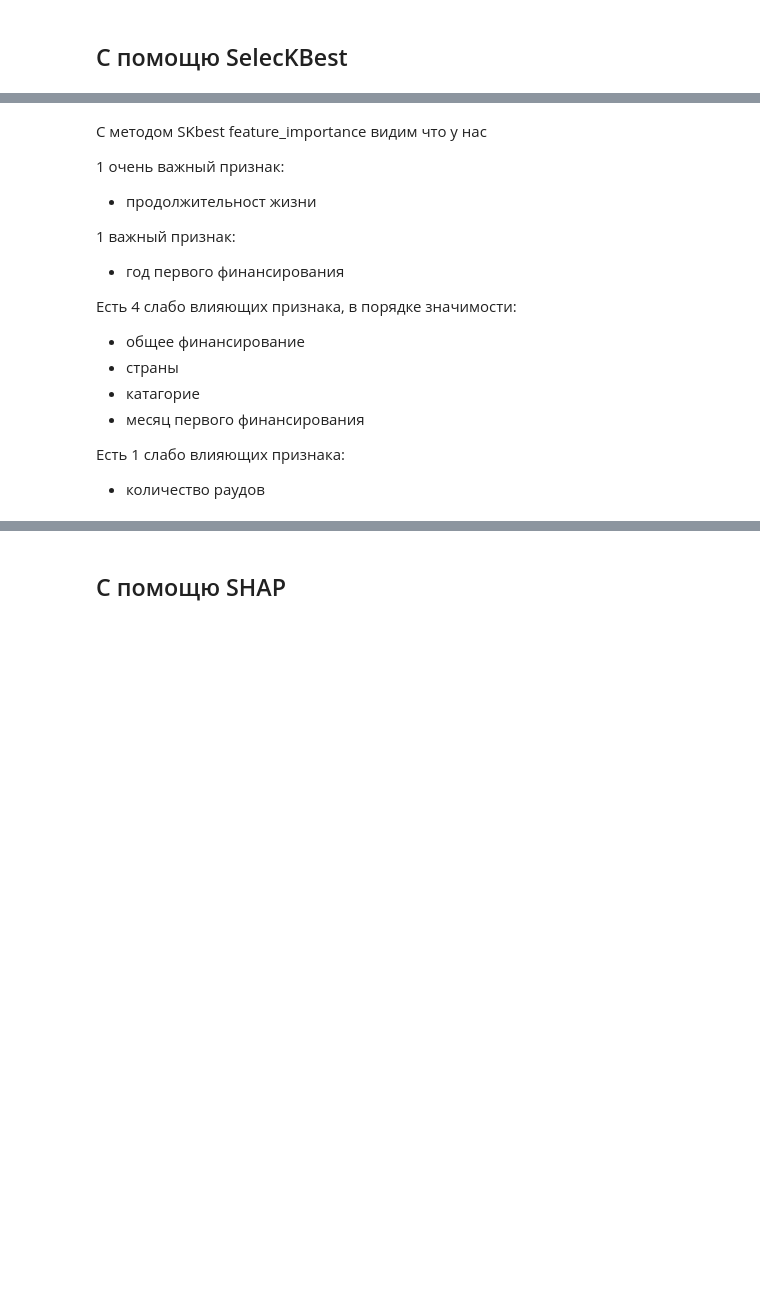
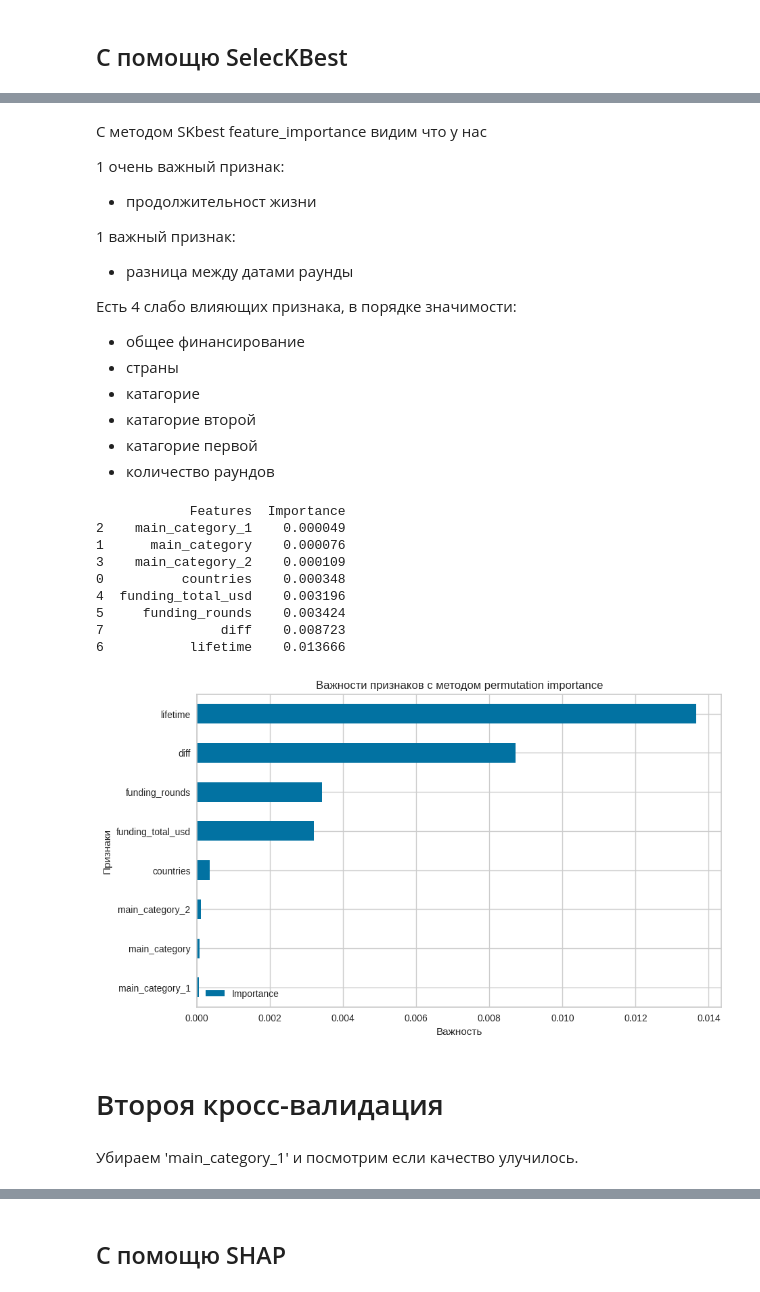
Before and after one commit to Regis739/startups_project_rep, a Jupyter notebook: startups_project.ipynb, the cells around one changed output, grey strips where cells are left out. Drawn from its saved outputs; the diff is of its cells as text; code cells hidden in the pictures; blank space fills up the shorter version.

```diff
--- a/startups_project.ipynb
+++ b/startups_project.ipynb
@@ -1165,13 +1402,14 @@ y_train_m = X_train_corr['status']
 RANDOM_STATE=42
 
 # создаём списки с названиями признаков
-boost_columns_1 = ['countries', 'subcategories','first_funding_year', 'first_funding_month']
+cat_columns = ['countries', 'main_category', 'main_category_1', 'main_category_2']
 
-num_columns = ['lifetime','funding_total_usd', 'funding_rounds', 'pre_seed_last_round']
+num_columns = ['funding_total_usd', 'funding_rounds', 'lifetime', 'diff']
 
-#cnt_encoder = ce.count.CountEncoder()
+#cnt_encoder = ce.count.CountEncodear()
 cbe_encoder = ce.cat_boost.CatBoostEncoder()
 loo_encoder = ce.leave_one_out.LeaveOneOutEncoder()
+woe_encoder = ce.woe.WOEEncoder()
 
 # Кодируем нашу целевую переменную
 le = LabelEncoder()
@@ -1179,9 +1417,9 @@ y_train_le = le.fit_transform(y_train_m)
 y_test_le = le.transform(y_test['status'])
 
 # создаём пайплайн для категорильного значения
-boost_pipe_1 = Pipeline([
+cat_pipe = Pipeline([
     ('imp_1', SimpleImputer(missing_values=np.nan, strategy='most_frequent')),
-    ('cboost', cbe_encoder)
+    ('enc', cbe_encoder)
 ])
 
 num_pipe = Pipeline([
@@ -1192,9 +1430,11 @@ num_pipe = Pipeline([
 
 # создаём общий пайплайн для подготовки данных
 data_preprocessor = ColumnTransformer(
-    [('boost_1', boost_pipe_1, boost_columns_1),
+    [('cat', cat_pipe, cat_columns),
      ('num', num_pipe, num_columns)
     ],
     remainder='passthrough'
 )
+
+smote_tomek = SMOTETomek(sampling_strategy='auto')
 # %%
@@ -1277,13 +1561,13 @@ model
 # Let's prepare our training dataset with the data_preprocessort pipe
 X_train_pipe = data_preprocessor.fit_transform(X_train_m, y_train_le)
 #X_train_pipe_column_names = data_preprocessor.get_feature_names_out()
-X_train_pipe_column_names = boost_columns_1 + num_columns
+X_train_pipe_column_names = cat_columns + num_columns
 X_train_pipe = pd.DataFrame(X_train_pipe, columns = X_train_pipe_column_names)
 # %%
 # Let's prepare our test dataset with the data_preprocessort pipe
 X_test_pipe = data_preprocessor.transform(X_test_m)
 #X_test_pipe_column_names = data_preprocessor.get_feature_names_out()
-X_test_pipe_column_names = boost_columns_1 + num_columns
+X_test_pipe_column_names = cat_columns + num_columns
 X_test_pipe = pd.DataFrame(X_test_pipe, columns = X_test_pipe_column_names)
 # %%
 selector = SelectKBest(f_classif, k=8)
@@ -1297,10 +1581,11 @@ X_train_new = X_train_pipe[list(features_names)]
 X_test_new = X_test_pipe[list(features_names)]
 #print(features_names)
 
-model_ = BalancedRandomForestClassifier(bootstrap=False, class_weight='balanced',
-                               max_depth=11, max_features=3,
-                               min_samples_leaf=12, min_samples_split=3,
-                               n_estimators=41, random_state=42,
-                               replacement=True, sampling_strategy='all')
+model_ = BalancedRandomForestClassifier(bootstrap=True,
+                               class_weight='balanced_subsample', max_depth=10,
+                               max_features=9, min_samples_leaf=2,
+                               min_samples_split=8, n_estimators=92,
+                               random_state=42, replacement=True,
+                               sampling_strategy='all')
 
 model_.fit(X_train_new, y_train_le)
@@ -1323,14 +1633,42 @@ plt.ylabel('Признаки');
 - продолжительност жизни
 
 1 важный признак:
-- год первого финансирования
+- разница между датами раунды
 
 Есть 4 слабо влияющих признака, в порядке значимости:
 
 - общее финансирование
 - страны
 - катагорие
-- месяц первого финансирования
-
-Есть 1 слабо влияющих признака:
-- количество раудов
+- катагорие второй
+- катагорие первой
+- количество раундов
+# %%
+# Permuation_importance
+result = permutation_importance(model_, X_test_new, y_test_le, scoring='f1')
+
+features_importance_permutation = pd.DataFrame({'Features': features_names, \
+                                                'Importance': np.abs(result['importances_mean'])})
+features_importance_permutation = features_importance_permutation.sort_values('Importance', ascending=True)
+print(features_importance_permutation)
+plot_feature_importance_permutation = features_importance_permutation.plot(x='Features', y='Importance', \
+                                                                           kind='barh', figsize=(10, 6));
+
+plt.title('Важности признаков с методом permutation importance'),
+plt.xlabel('Важность');
+plt.ylabel('Признаки');
+# %% [output]
+            Features  Importance
+2    main_category_1    0.000049
+1      main_category    0.000076
+3    main_category_2    0.000109
+0          countries    0.000348
+4  funding_total_usd    0.003196
+5     funding_rounds    0.003424
+7               diff    0.008723
+6           lifetime    0.013666
+[figure, added]
+# %% [markdown]
+# Второя кросс-валидация
+# %% [markdown]
+Убираем 'main_category_1' и посмотрим если качество улучилось.
```
Also changed, not shown: parts of 115 cells of this notebook, 1 other file.
